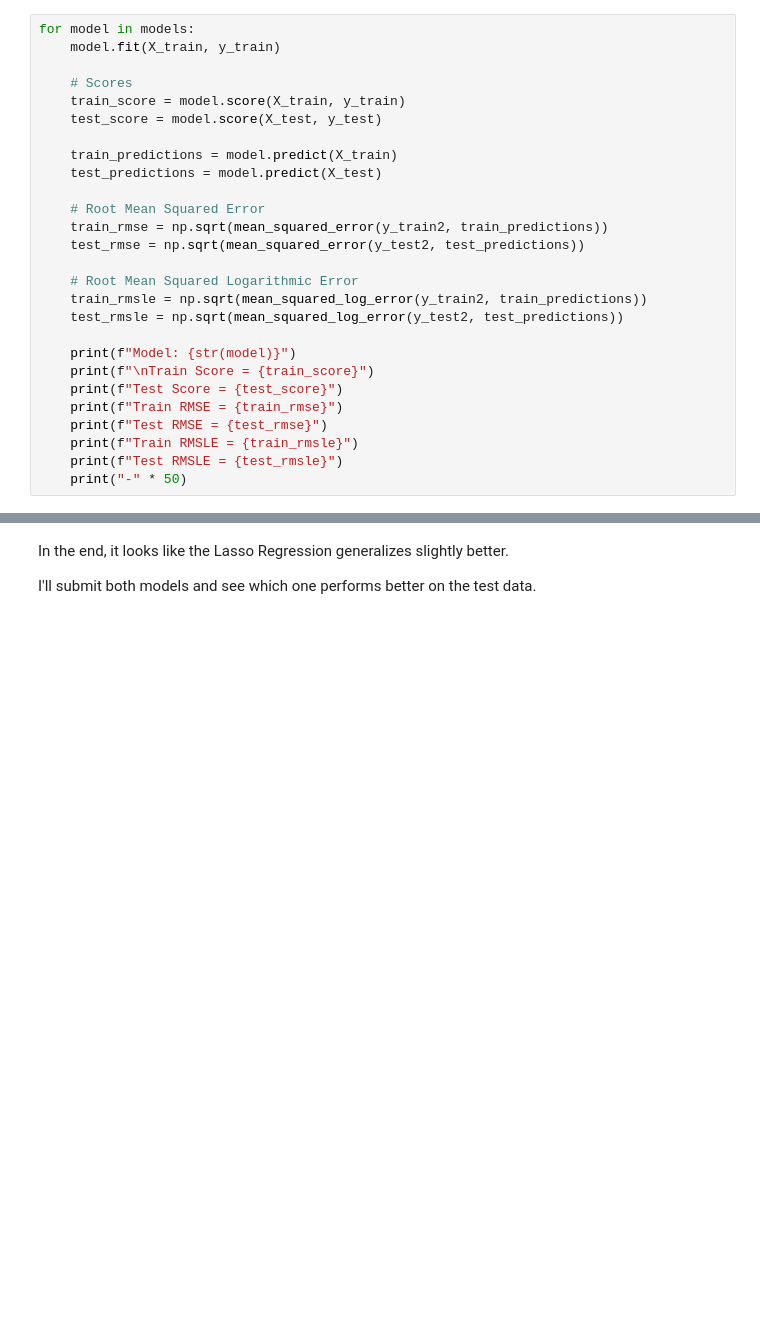
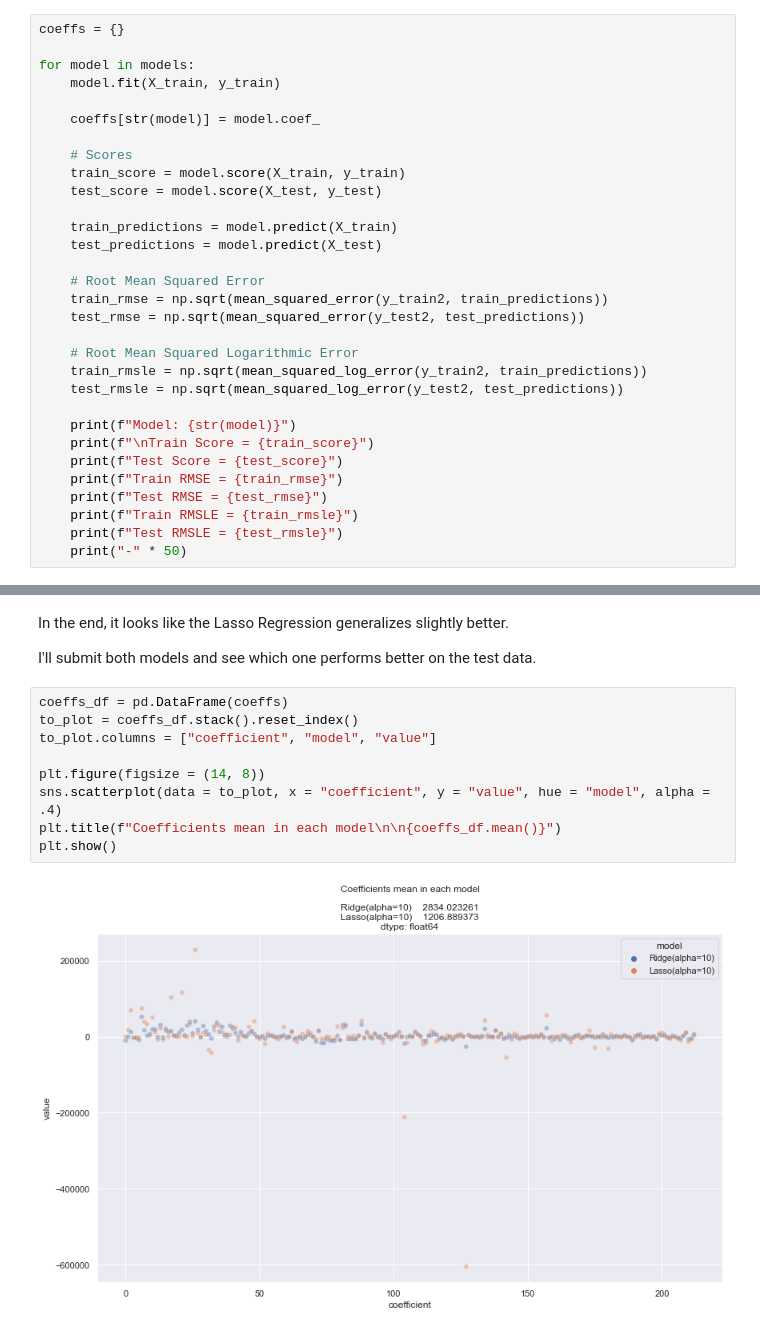
Before and after one commit to Jasc94/competitions, a Jupyter notebook: house_prices/2_workfile.ipynb, the cells around one changed output, grey strips where cells are left out. Drawn from its saved outputs; the diff is of its cells as text; blank space fills up the shorter version.

```diff
--- a/house_prices/2_workfile.ipynb
+++ b/house_prices/2_workfile.ipynb
@@ -227,8 +266,12 @@ plt.show()
 
 Let's see how the models behave with the test set
 # %%
+coeffs = {}
+
 for model in models:
     model.fit(X_train, y_train)
+
+    coeffs[str(model)] = model.coef_
 
     # Scores
     train_score = model.score(X_train, y_train)
@@ -276,3 +319,14 @@ Test RMSLE = 0.15224984062956984
 In the end, it looks like the Lasso Regression generalizes slightly better.
 
 I'll submit both models and see which one performs better on the test data.
+# %%
+coeffs_df = pd.DataFrame(coeffs)
+to_plot = coeffs_df.stack().reset_index()
+to_plot.columns = ["coefficient", "model", "value"]
+
+plt.figure(figsize = (14, 8))
+sns.scatterplot(data = to_plot, x = "coefficient", y = "value", hue = "model", alpha = .4)
+plt.title(f"Coefficients mean in each model\n\n{coeffs_df.mean()}")
+plt.show()
+# %% [output]
+[figure, added]
```
Also changed, not shown: parts of 3 cells of this notebook, 5 other files.
